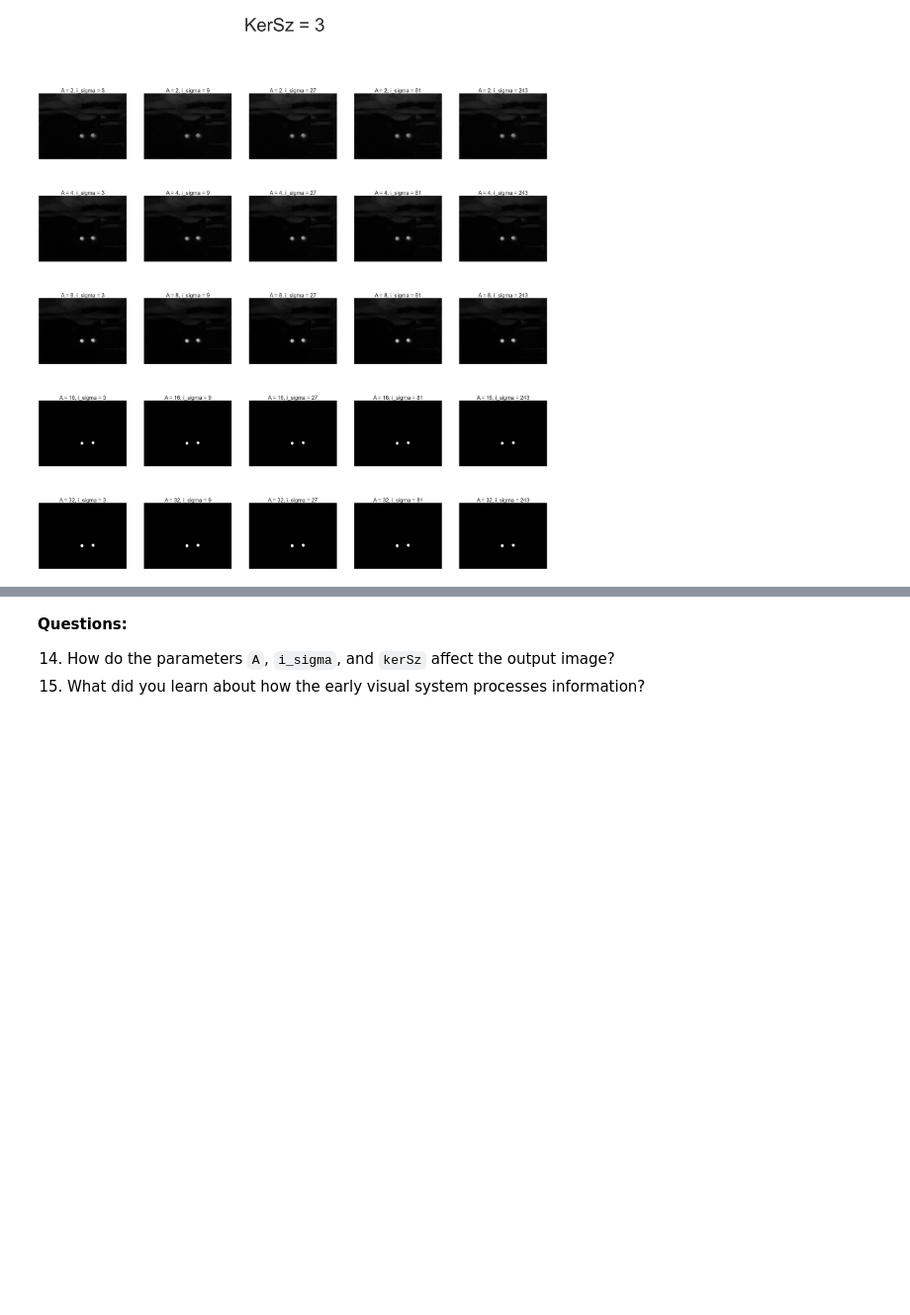
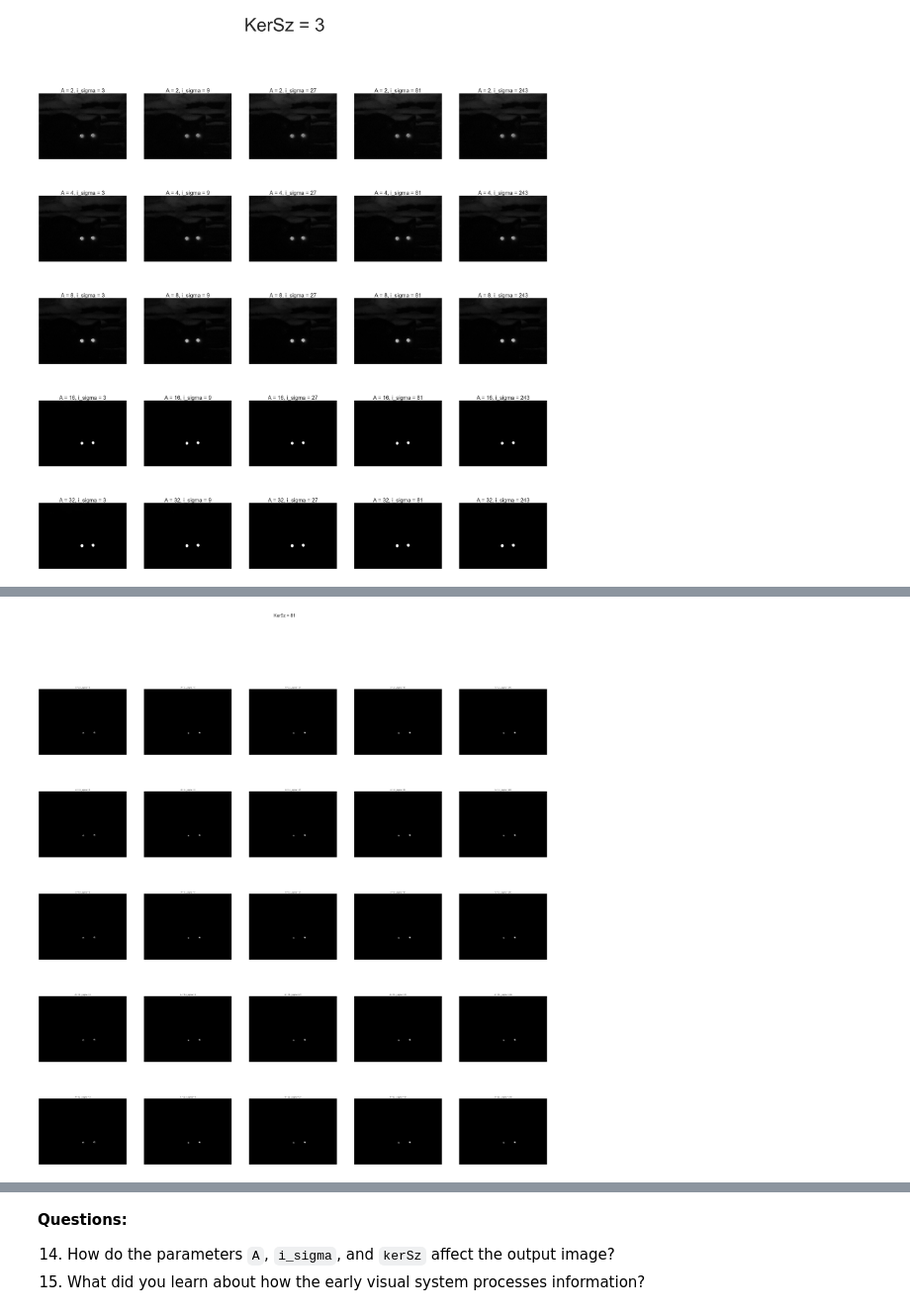
Before and after one commit to ejseal21/Computational-Neuroscience, a Jupyter notebook: Project3/CompNets.ipynb, the cells around one changed output, grey strips where cells are left out. Shown at 99% size. Cells and saved outputs as stored; diff of their text form; code cells hidden in the pictures; blank space fills up the shorter version.

```diff
--- a/Project3/CompNets.ipynb
+++ b/Project3/CompNets.ipynb
@@ -573,15 +577,17 @@ for i in range(3):
 # %%
 grid4 = []
 fig, axs = plt.subplots(5,5, figsize=(50, 50))
 fig.suptitle("KerSz = 81")
 plt.subplots_adjust(wspace=0.2, hspace=0.2)
-for i in range(3):
-    for j in range(3):
+for i in range(5):
+    for j in range(5):
         grid4.append(competitive_nets.dist_dep_net_image(cat, 2 ** (i+1), 3 ** (j+1), 27, 1, 0.1)[-1])
         axs[i, j].axes.xaxis.set_ticks([])
         axs[i, j].axes.yaxis.set_ticks([])
         axs[i, j].set_title("A = " + str(2 ** (i+1)) + ", i_sigma = " + str(3 ** (j+1)), size=10)
         axs[i, j].imshow(np.squeeze(grid4[-1]), cmap="gray")
+# %% [output]
+[figure, added]
 # %%
 grid5 = []
 fig, axs = plt.subplots(5,5, figsize=(50, 50))
```
Also changed, not shown: parts of 4 cells of this notebook, 1 other file.
